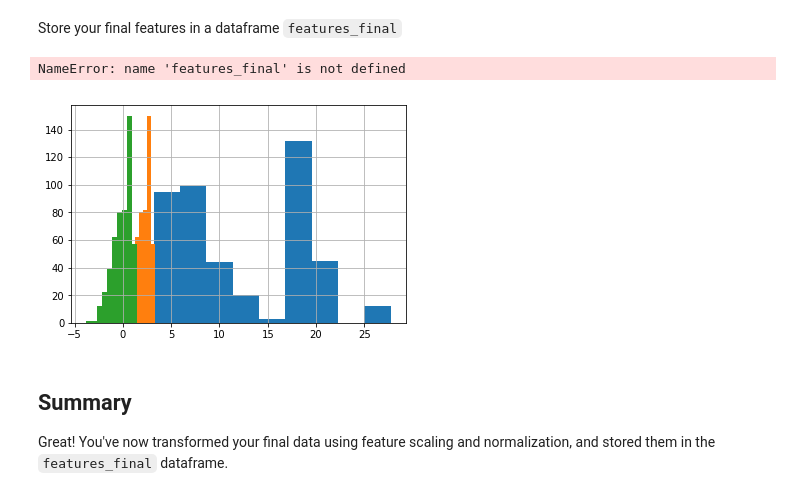
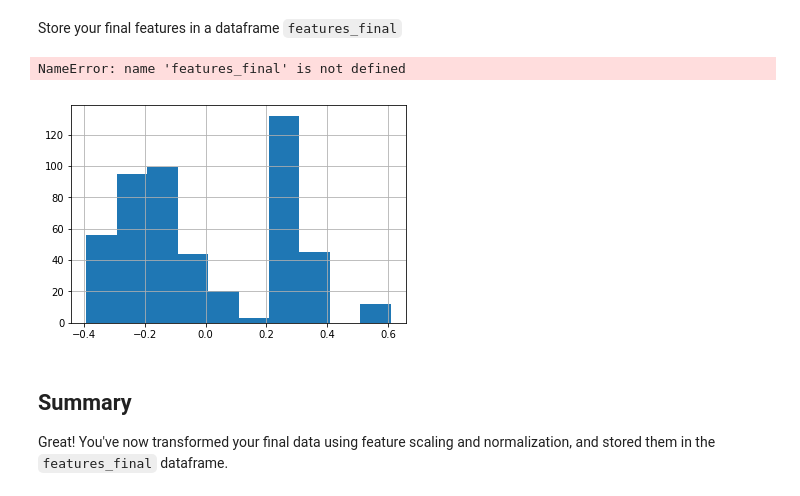
Before and after one commit to max-miller/dsc-feature-scaling-and-normalization-lab-nyc-ds-career-042219, a Jupyter notebook: index.ipynb, the cells around one changed output. Drawn from its saved outputs; the diff is of its cells as text; code cells hidden in the pictures.

```diff
--- a/index.ipynb
+++ b/index.ipynb
@@ -69,20 +69,20 @@ Store your final features in a dataframe `features_final`
 # %%
 import numpy as np
 #boston_features['AGE'] = np.log(boston_features['AGE'])
 #boston_features['AGE'].hist()
 INDUS_norm = boston_features['INDUS']
 log_INDUS = np.log(INDUS_norm)
-#INDUS_norm = (INDUS_norm - INDUS_norm.mean())/(INDUS_norm.max()-INDUS_norm.min())
+INDUS_norm = (INDUS_norm - INDUS_norm.mean())/(INDUS_norm.max()-INDUS_norm.min())
 logscaled_INDUS = (log_INDUS - np.mean(log_INDUS))/np.sqrt(np.var(log_INDUS))
 INDUS_norm.hist()
-log_INDUS.hist()
-logscaled_INDUS.hist()
+#log_INDUS.hist()
+#logscaled_INDUS.hist()
 
 features_final['Indus'] = INDUS_norm
 #features_final[]
 # %% [output]
 NameError: name 'features_final' is not defined
-[figure, old version]
+[figure, new version]
 # %% [markdown]
 ## Summary
 Great! You've now transformed your final data using feature scaling and normalization, and stored them in the `features_final` dataframe.
```
